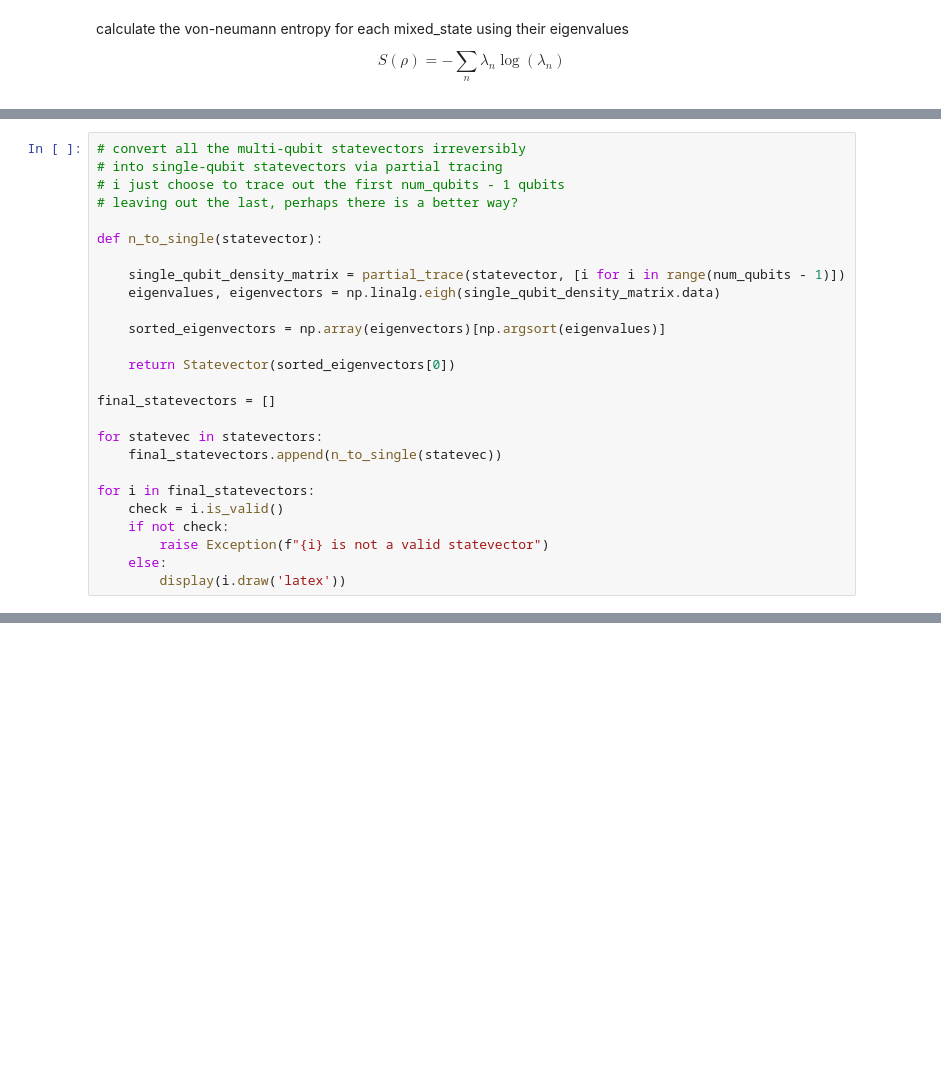
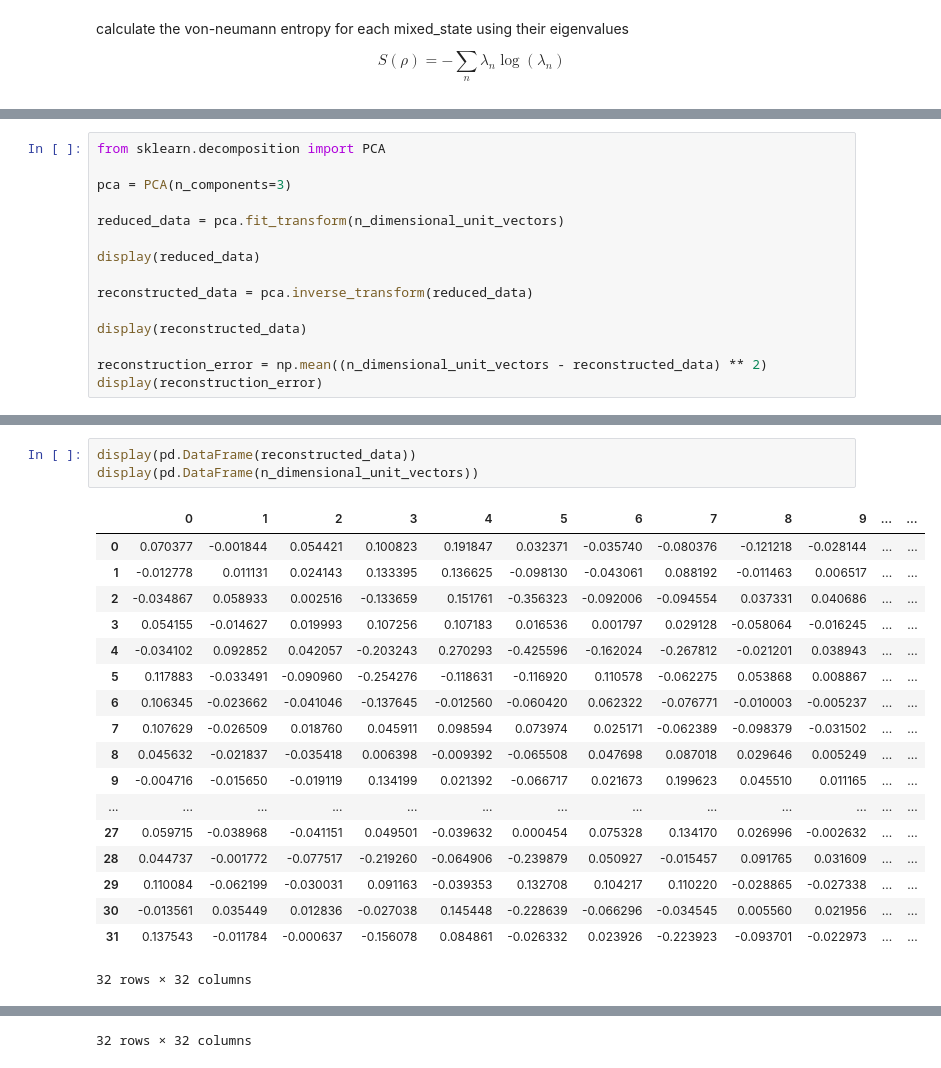
Before and after one commit to devdeliw/quantum_image_encryption, a Jupyter notebook: jupyter/scrambling_overview.ipynb, the cells around one changed output, grey strips where cells are left out. Saved outputs shown, nothing was run; the diff lists cells and outputs as text; blank space fills up the shorter version.

```diff
--- a/jupyter/scrambling_overview.ipynb
+++ b/jupyter/scrambling_overview.ipynb
@@ -607,27 +609 @@ $$(-0.1212137364 + 0.0719392659 i) |0000\rangle+(0.1372775308 - 0.0161264549 i)
 ... (20 outputs left out)
-# %%
-# convert all the multi-qubit statevectors irreversibly
-# into single-qubit statevectors via partial tracing
-# i just choose to trace out the first num_qubits - 1 qubits
-# leaving out the last, perhaps there is a better way?
-
-def n_to_single(statevector):
-
-    single_qubit_density_matrix = partial_trace(statevector, [i for i in range(num_qubits - 1)])
-    eigenvalues, eigenvectors = np.linalg.eigh(single_qubit_density_matrix.data)
-
-    sorted_eigenvectors = np.array(eigenvectors)[np.argsort(eigenvalues)]
-
-    return Statevector(sorted_eigenvectors[0])
-
-final_statevectors = []
-
-for statevec in statevectors:
-    final_statevectors.append(n_to_single(statevec))
-
-for i in final_statevectors:
-    check = i.is_valid()
-    if not check:
-        raise Exception(f"{i} is not a valid statevector")
-    else:
-        display(i.draw('latex'))
@@ -647,0 +701,15 @@ $$-0.2487068708 |0\rangle-0.9685788003 |1\rangle$$
+# %%
+from sklearn.decomposition import PCA
+
+pca = PCA(n_components=3)
+
+reduced_data = pca.fit_transform(n_dimensional_unit_vectors)
+
+display(reduced_data)
+
+reconstructed_data = pca.inverse_transform(reduced_data)
+
+display(reconstructed_data)
+
+reconstruction_error = np.mean((n_dimensional_unit_vectors - reconstructed_data) ** 2)
+display(reconstruction_error)
@@ -647,0 +748,22 @@ $$-0.2487068708 |0\rangle-0.9685788003 |1\rangle$$
+# %%
+display(pd.DataFrame(reconstructed_data))
+display(pd.DataFrame(n_dimensional_unit_vectors))
+# %% [output]
+|  | 0 | 1 | 2 | 3 | 4 | 5 | 6 | 7 | 8 | 9 | ... | ... |
+| 0 | 0.070377 | -0.001844 | 0.054421 | 0.100823 | 0.191847 | 0.032371 | -0.035740 | -0.080376 | -0.121218 | -0.028144 | ... | ... |
+| 1 | -0.012778 | 0.011131 | 0.024143 | 0.133395 | 0.136625 | -0.098130 | -0.043061 | 0.088192 | -0.011463 | 0.006517 | ... | ... |
+| 2 | -0.034867 | 0.058933 | 0.002516 | -0.133659 | 0.151761 | -0.356323 | -0.092006 | -0.094554 | 0.037331 | 0.040686 | ... | ... |
+| 3 | 0.054155 | -0.014627 | 0.019993 | 0.107256 | 0.107183 | 0.016536 | 0.001797 | 0.029128 | -0.058064 | -0.016245 | ... | ... |
+| 4 | -0.034102 | 0.092852 | 0.042057 | -0.203243 | 0.270293 | -0.425596 | -0.162024 | -0.267812 | -0.021201 | 0.038943 | ... | ... |
+| 5 | 0.117883 | -0.033491 | -0.090960 | -0.254276 | -0.118631 | -0.116920 | 0.110578 | -0.062275 | 0.053868 | 0.008867 | ... | ... |
+| 6 | 0.106345 | -0.023662 | -0.041046 | -0.137645 | -0.012560 | -0.060420 | 0.062322 | -0.076771 | -0.010003 | -0.005237 | ... | ... |
+| 7 | 0.107629 | -0.026509 | 0.018760 | 0.045911 | 0.098594 | 0.073974 | 0.025171 | -0.062389 | -0.098379 | -0.031502 | ... | ... |
+| 8 | 0.045632 | -0.021837 | -0.035418 | 0.006398 | -0.009392 | -0.065508 | 0.047698 | 0.087018 | 0.029646 | 0.005249 | ... | ... |
+| 9 | -0.004716 | -0.015650 | -0.019119 | 0.134199 | 0.021392 | -0.066717 | 0.021673 | 0.199623 | 0.045510 | 0.011165 | ... | ... |
+| ... | ... | ... | ... | ... | ... | ... | ... | ... | ... | ... | ... | ... |
+| 27 | 0.059715 | -0.038968 | -0.041151 | 0.049501 | -0.039632 | 0.000454 | 0.075328 | 0.134170 | 0.026996 | -0.002632 | ... | ... |
+| 28 | 0.044737 | -0.001772 | -0.077517 | -0.219260 | -0.064906 | -0.239879 | 0.050927 | -0.015457 | 0.091765 | 0.031609 | ... | ... |
+| 29 | 0.110084 | -0.062199 | -0.030031 | 0.091163 | -0.039353 | 0.132708 | 0.104217 | 0.110220 | -0.028865 | -0.027338 | ... | ... |
+| 30 | -0.013561 | 0.035449 | 0.012836 | -0.027038 | 0.145448 | -0.228639 | -0.066296 | -0.034545 | 0.005560 | 0.021956 | ... | ... |
+| 31 | 0.137543 | -0.011784 | -0.000637 | -0.156078 | 0.084861 | -0.026332 | 0.023926 | -0.223923 | -0.093701 | -0.022973 | ... | ... |
+32 rows × 32 columns
@@ -647,0 +787 @@ $$-0.2487068708 |0\rangle-0.9685788003 |1\rangle$$
+32 rows × 32 columns
```
Also changed, not shown: parts of 18 cells of this notebook.
